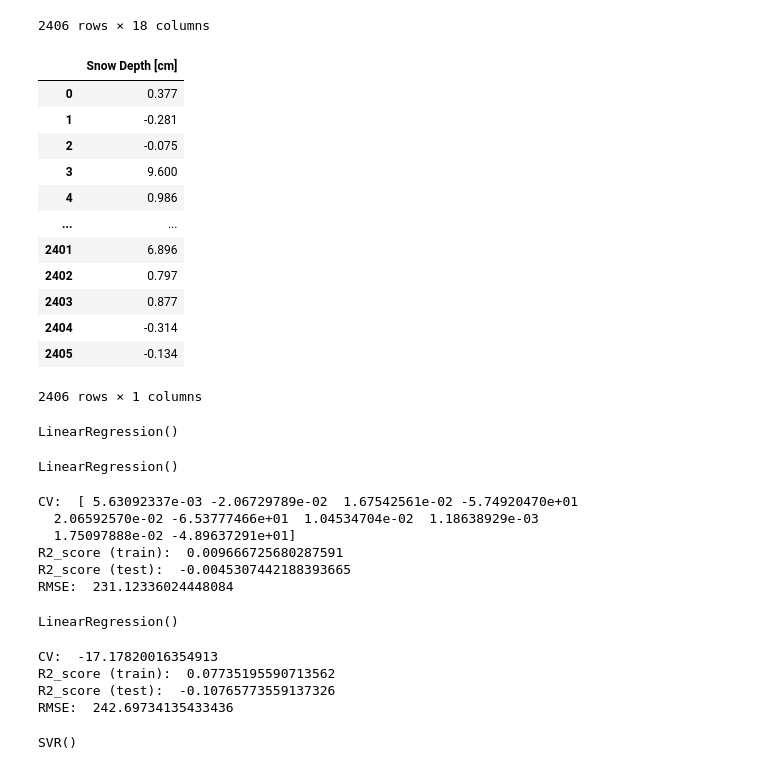
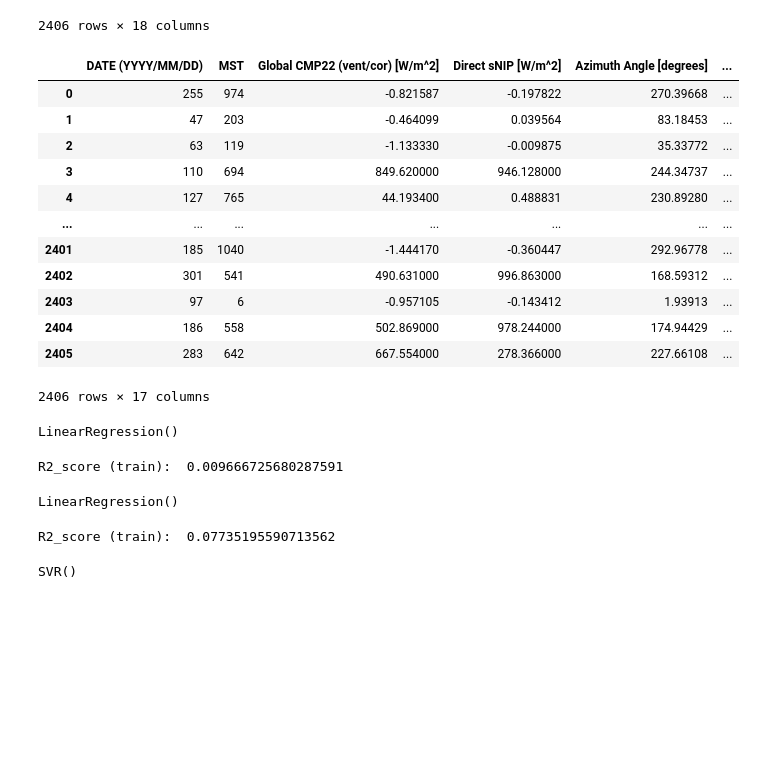
Before and after one commit to Atharv012/Begineer-s-Hypothesis-DSG, a Jupyter notebook: Begineer's Hypothesis.ipynb, the cells around one changed output. Cells and saved outputs as stored; diff of their text form; code cells hidden in the pictures; blank space fills up the shorter version.

```diff
--- a/Begineer's Hypothesis.ipynb
+++ b/Begineer's Hypothesis.ipynb
@@ -92,65 +116,36 @@ dfle_xtest
 2406 rows × 18 columns
 # %%
 x_test = df_xtest.iloc[:,1:18]
-y_test = df_ytest.iloc[:,1:2]
-y_test
+x_test
 # %% [output]
-|  | Snow Depth [cm] |
-| 0 | 0.377 |
-| 1 | -0.281 |
-| 2 | -0.075 |
-| 3 | 9.600 |
-| 4 | 0.986 |
-| ... | ... |
-| 2401 | 6.896 |
-| 2402 | 0.797 |
-| 2403 | 0.877 |
-| 2404 | -0.314 |
-| 2405 | -0.134 |
+|  | DATE (YYYY/MM/DD) | MST | Global CMP22 (vent/cor) [W/m^2] | Direct sNIP [W/m^2] | Azimuth Angle [degrees] | ... |
+| 0 | 255 | 974 | -0.821587 | -0.197822 | 270.39668 | ... |
+| 1 | 47 | 203 | -0.464099 | 0.039564 | 83.18453 | ... |
+| 2 | 63 | 119 | -1.133330 | -0.009875 | 35.33772 | ... |
+| 3 | 110 | 694 | 849.620000 | 946.128000 | 244.34737 | ... |
+| 4 | 127 | 765 | 44.193400 | 0.488831 | 230.89280 | ... |
+| ... | ... | ... | ... | ... | ... | ... |
+| 2401 | 185 | 1040 | -1.444170 | -0.360447 | 292.96778 | ... |
+| 2402 | 301 | 541 | 490.631000 | 996.863000 | 168.59312 | ... |
+| 2403 | 97 | 6 | -0.957105 | -0.143412 | 1.93913 | ... |
+| 2404 | 186 | 558 | 502.869000 | 978.244000 | 174.94429 | ... |
+| 2405 | 283 | 642 | 667.554000 | 278.366000 | 227.66108 | ... |
-2406 rows × 1 columns
+2406 rows × 17 columns
 # %%
 model = linear_model.LinearRegression()
 model.fit(x_train,y_train)
 # %% [output]
 LinearRegression()
-# %%
-from sklearn.linear_model import LinearRegression
-regressor_linear = LinearRegression()
-
-regressor_linear.fit(x_train,y_train)
-# %% [output]
-LinearRegression()
 # %%
 from sklearn.metrics import r2_score
 
-# Predicting Cross Validation Score the Test set results
-cv_linear = cross_val_score(estimator = regressor_linear, X = x_train, y = y_train, cv = 10)
-
 # Predicting R2 Score the Train set results
-y_pred_linear_train = regressor_linear.predict(x_train)
+y_pred_linear_train = model.predict(x_train)
 r2_score_linear_train = r2_score(y_train, y_pred_linear_train)
 
-# Predicting R2 Score the Test set results
-y_pred_linear_test = regressor_linear.predict(x_test)  #X_test
-r2_score_linear_test = r2_score(y_test, y_pred_linear_test)  #y_test, y_pred_linear_test
-
-# Predicting RMSE the Test set results
-rmse_linear = (np.sqrt(mean_squared_error(y_test, y_pred_linear_test)))  #y_test, y_pred_linear_test
-
-#Print the mean value of Cross Validation Score
-print("CV: ", cv_linear)  #cv_linear.mean()
-
-
 print('R2_score (train): ', r2_score_linear_train)
-print('R2_score (test): ', r2_score_linear_test)
-print("RMSE: ", rmse_linear)
 # %% [output]
-CV:  [ 5.63092337e-03 -2.06729789e-02  1.67542561e-02 -5.74920470e+01
-  2.06592570e-02 -6.53777466e+01  1.04534704e-02  1.18638929e-03
-  1.75097888e-02 -4.89637291e+01]
 R2_score (train):  0.009666725680287591
-R2_score (test):  -0.0045307442188393665
-RMSE:  231.12336024448084
 # %%
 from sklearn.preprocessing import PolynomialFeatures
 poly_reg = PolynomialFeatures(degree = 2)  #Make the instance of the Model of degree 2
@@ -162,31 +157,16 @@ regressor_poly2.fit(X_poly, y_train)
 LinearRegression()
 # %%
 from sklearn.metrics import r2_score
-
-# Predicting Cross Validation Score the Test set results
-cv_poly2 = cross_val_score(estimator = regressor_poly2, X = x_train, y = y_train, cv = 10)  #regressor_poly2  #Pass the estimator
 
 # Predicting R2 Score the Train set results
 y_pred_poly2_train = regressor_poly2.predict(poly_reg.fit_transform(x_train))
 r2_score_poly2_train = r2_score(y_train, y_pred_poly2_train)
 
-# Predicting R2 Score the Test set results
-y_pred_poly2_test = regressor_poly2.predict(poly_reg.fit_transform(x_test))
-r2_score_poly2_test = r2_score(y_test, y_pred_poly2_test)
-
-# Predicting RMSE the Test set results
-
 #calculate the Root mean Square Error
-rmse_poly2 = (np.sqrt(mean_squared_error(y_test, y_pred_poly2_test)))  #(np.sqrt(mean_squared_error(y_test, y_pred_poly2_test)))
-print('CV: ', cv_poly2.mean())
+rmse_poly2 = (np.sqrt(mean_squared_error(y_train, y_pred_poly2_train)))  #(np.sqrt(mean_squared_error(y_test, y_pred_poly2_test)))
 print('R2_score (train): ', r2_score_poly2_train)
-print('R2_score (test): ', r2_score_poly2_test)
-print("RMSE: ", rmse_poly2)
 # %% [output]
-CV:  -17.17820016354913
 R2_score (train):  0.07735195590713562
-R2_score (test):  -0.10765773559137326
-RMSE:  242.69734135433436
 # %%
 # Feature Scaling
 from sklearn.preprocessing import StandardScaler
```
Also changed, not shown: parts of 10 cells of this notebook.
